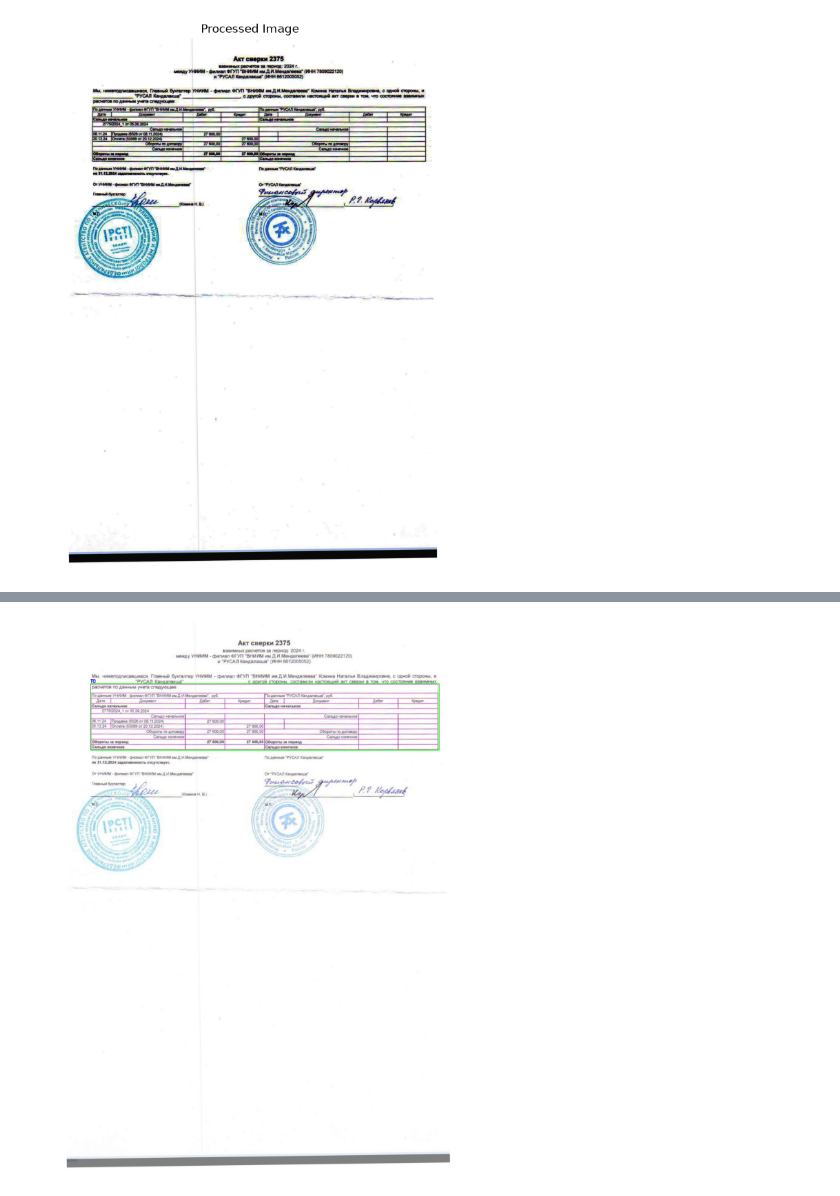
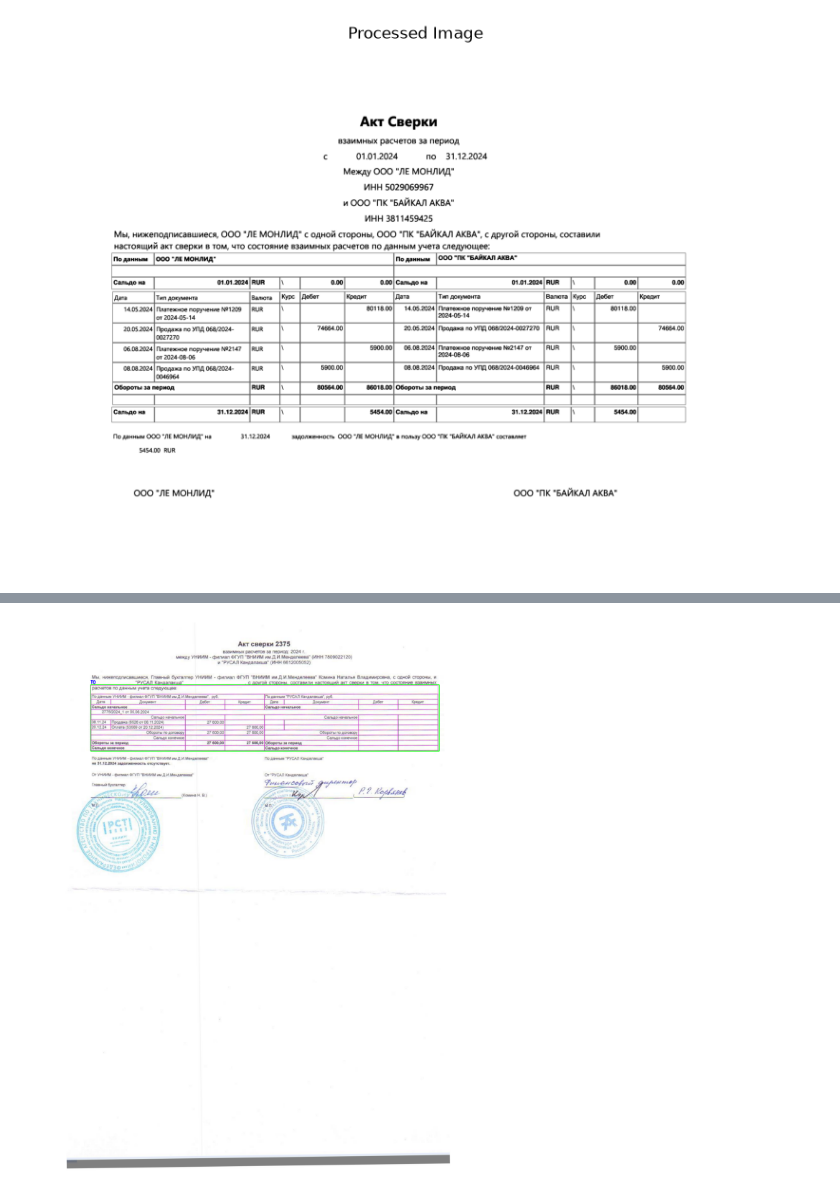
Before and after one commit to SergeyKrasnoslobodtsev/recon_vision, a Jupyter notebook: notebooks/test_table_detector.ipynb, the cells around one changed output, grey strips where cells are left out. Cells and saved outputs as stored; diff of their text form; code cells hidden in the pictures.

```diff
--- a/notebooks/test_table_detector.ipynb
+++ b/notebooks/test_table_detector.ipynb
@@ -3,7 +3,7 @@ import confnotebook
 # %%
 from pathlib import Path
 
-source = Path("../examples/test/full")
+source = Path("../examples/test/bag_15062026")
 
 files = sorted(source.glob("*.pdf"))
 
@@ -30,5 +30,5 @@ for i, file in enumerate(files):
 # %%
-IDX_FILE = 2
+IDX_FILE = 0
 NUM_PAGE = 0
 # %%
 from vision_core.loader.pdf_loader import PDFLoader
@@ -45,81 +53,34 @@ import cv2
 import numpy as np
 from matplotlib import pyplot as plt
 
 
 def to_gray(img):
     if len(img.shape) == 3:
         return cv2.cvtColor(img, cv2.COLOR_RGB2GRAY)
     else:
         return img
 
-
-def to_rgb(img):
-    if len(img.shape) == 2:
-        return cv2.cvtColor(img, cv2.COLOR_GRAY2RGB)
-    else:
-        return img
-
-
-def lite_denoise(img):
-    # small sigma; cheap and usually enough
-    return cv2.GaussianBlur(img, ksize=(0, 0), sigmaX=0.8)
-
-
-def light_sharpen(img):
-    # unsharp mask: blur once, combine
-    blur = cv2.GaussianBlur(img, (0, 0), 1.2)
-    return cv2.addWeighted(img, 1.3, blur, -0.3, 0)
-
-
-def blurred(img, ksize=5, method="gaussian"):
-    if method == "gaussian":
-        return cv2.GaussianBlur(img, (ksize, ksize), 0)
-    elif method == "median":
-        return cv2.medianBlur(img, ksize)
-    elif method == "bilateral":
-        return cv2.bilateralFilter(img, ksize, 0, 0)
-    else:
-        raise ValueError(f"Unknown method: {method}")
-
-
 def gamma_LUT(gamma=1.2):
     inv = 1.0 / gamma
     table = (np.linspace(0, 1, 256) ** inv) * 255.0
     return table.astype("uint8")
 
 
 def apply_gamma(img, gamma=1.2):
     table = gamma_LUT(gamma)
     return cv2.LUT(img, table)
 
 
-def clahe_rgb(img):
-    lab = cv2.cvtColor(img, cv2.COLOR_RGB2LAB)
-    l, a, b = cv2.split(lab)
-    clahe = cv2.createCLAHE(clipLimit=2.0, tileGridSize=(8, 8))
-    l2 = clahe.apply(l)
-    lab2 = cv2.merge((l2, a, b))
-    return cv2.cvtColor(lab2, cv2.COLOR_LAB2RGB)
 
 
-gray_img = to_gray(img)
-light_sharpened_img = light_sharpen(gray_img)
+sharpness_img = apply_gamma(img, gamma=0.2)
 
-
-clahe_img = clahe_rgb(to_rgb(light_sharpened_img))
-lut_img = apply_gamma(img, gamma=0.2)
-
-cv2.imwrite(f"test_{IDX_FILE}.png", lut_img)
+cv2.imwrite(f"test_{IDX_FILE}.png", sharpness_img)
 
 plt.figure(figsize=(10, 10))
-# plt.subplot(1, 2, 1)
-# plt.imshow(img)
-# plt.title("Original Image")
-# plt.axis("off")
-# plt.subplot(1, 2, 2)
-plt.imshow(lut_img)
+plt.imshow(sharpness_img)
 plt.title("Processed Image")
 plt.axis("off")
 plt.show()
 # %% [output]
-[figure, old version]
+[figure, new version]
```
Also changed, not shown: parts of 5 cells of this notebook, 2 other files.
